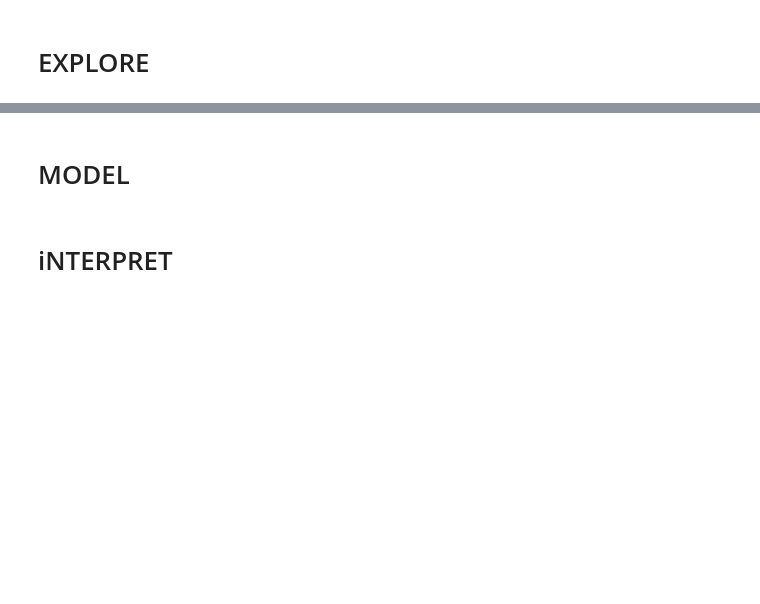
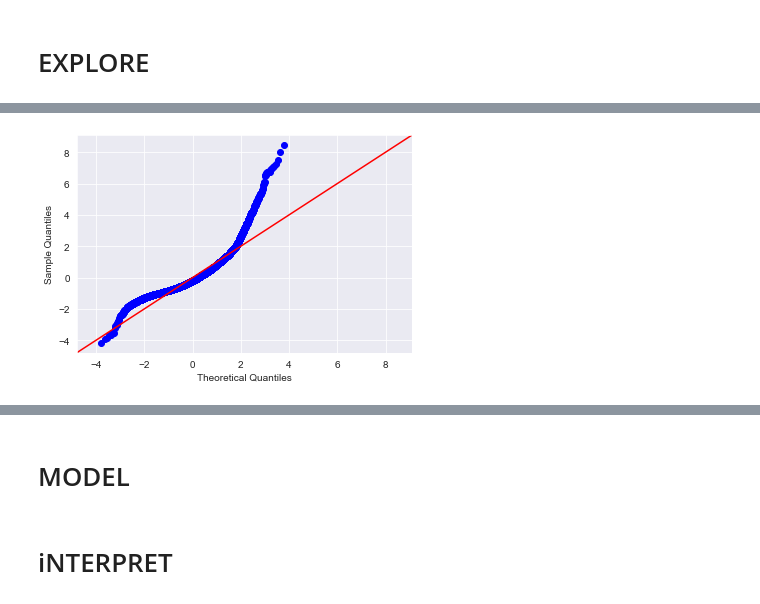
Before and after one commit to gabrieljarosi/dsc-mod-2-project-online-pt-041320, a Jupyter notebook: student_OSEMN.ipynb, the cells around one changed output, grey strips where cells are left out. Saved outputs shown, nothing was run; the diff lists cells and outputs as text; code cells hidden in the pictures; blank space fills up the shorter version.

```diff
--- a/student_OSEMN.ipynb
+++ b/student_OSEMN.ipynb
@@ -406,0 +527,5 @@ df.hist(figsize = (20,20));
+# %%
+predictors = '+'.join(x_cols)
+formula = y + '~' + predictors
+model = ols(formula=formula, data=train_df).fit()
+model.summary()
@@ -406,0 +567,11 @@ df.hist(figsize = (20,20));
+# %%
+summary = model.summary()
+p_table = summary.tables[1]
+p_table = pd.DataFrame(p_table.data)
+p_table.columns = p_table.iloc[0]
+p_table = p_table.drop(0)
+p_table = p_table.set_index(p_table.columns[0])
+p_table['P>|t|'] = p_table['P>|t|'].astype(float)
+x_cols = list(p_table[p_table['P>|t|'] < 0.05].index)
+x_cols.remove('Intercept')
+print(len(p_table), len(x_cols))
@@ -406,0 +624,10 @@ df.hist(figsize = (20,20));
+# %%
+X = df_preprocessed[x_cols]
+vif = [variance_inflation_factor(X.values, i) for i in range(X.shape[1])]
+vif_dict = dict(zip(x_cols, vif))
+print(len(vif_dict))
+vif_dict_2 = {}
+for key,value in vif_dict.items():
+    if value < 10:
+        vif_dict_2[key] = value
+print(vif_dict_2)
@@ -406,0 +637,6 @@ df.hist(figsize = (20,20));
+# %%
+x_cols = list(vif_dict_2.keys())
+predictors = '+'.join(x_cols)
+formula = y + '~' + predictors
+model = ols(formula=formula, data=train_df).fit()
+model.summary()
@@ -406,0 +672,5 @@ df.hist(figsize = (20,20));
+# %%
+# Your code here - Check that the residuals are normally distributed
+fig = sm.graphics.qqplot(model.resid, dist=stats.norm, line='45', fit=True)
+# %% [output]
+[figure, added]
```
Also changed, not shown: parts of 25 cells of this notebook.
